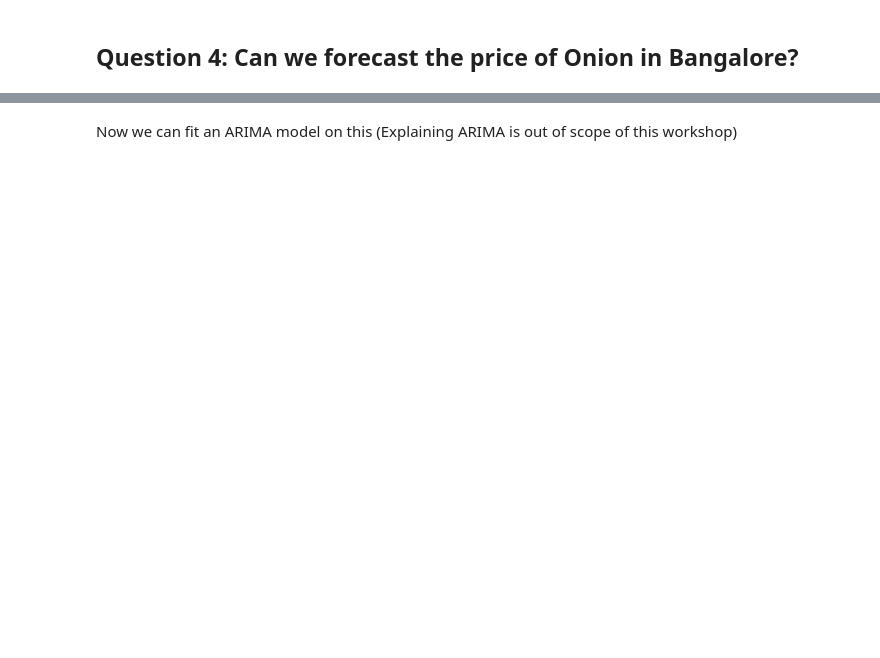
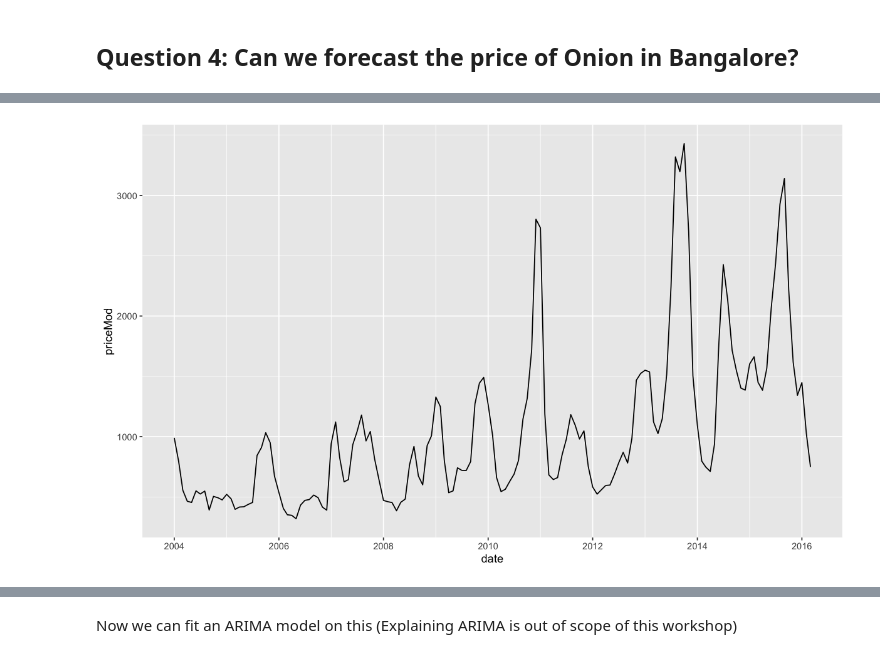
Before and after one commit to unnati-xyz/intro-R-data-science, a Jupyter notebook: onion/5-Model.ipynb, the cells around one changed output, grey strips where cells are left out. Cells and saved outputs as stored; diff of their text form; code cells hidden in the pictures; blank space fills up the shorter version.

```diff
--- a/onion/5-Model.ipynb
+++ b/onion/5-Model.ipynb
@@ -91,3 +140,5 @@ dfBang.head()
 # %%
-# Let us create a time series variable for priceMin
-ts = dfBang.priceMin
+# Let us create a time series variable for priceMod
+ggplot(dfBang) + aes(date, priceMod) + geom_line()
+# %% [output]
+[figure, added]
```
Also changed, not shown: parts of 63 cells of this notebook, 3 other files.
